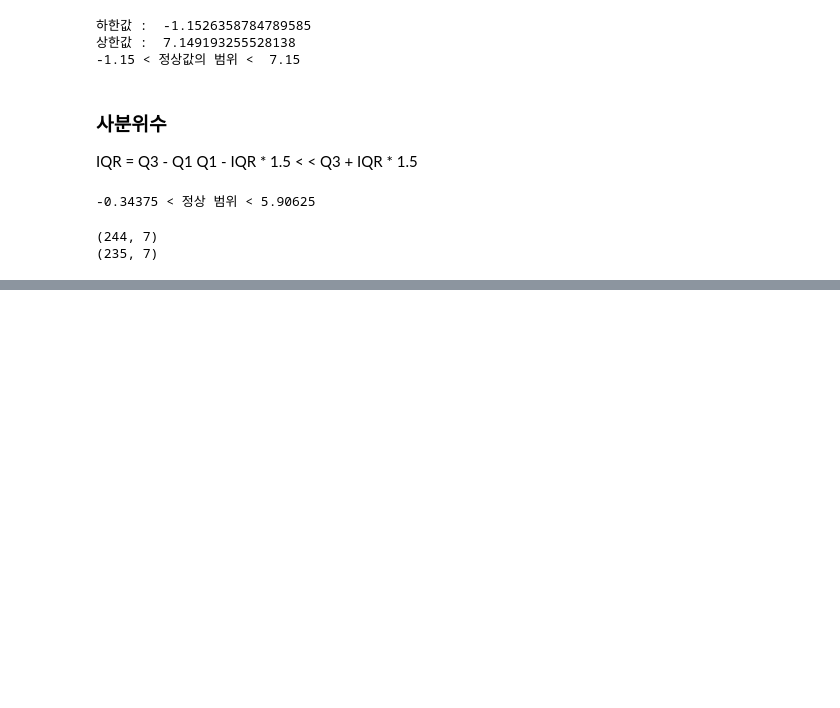
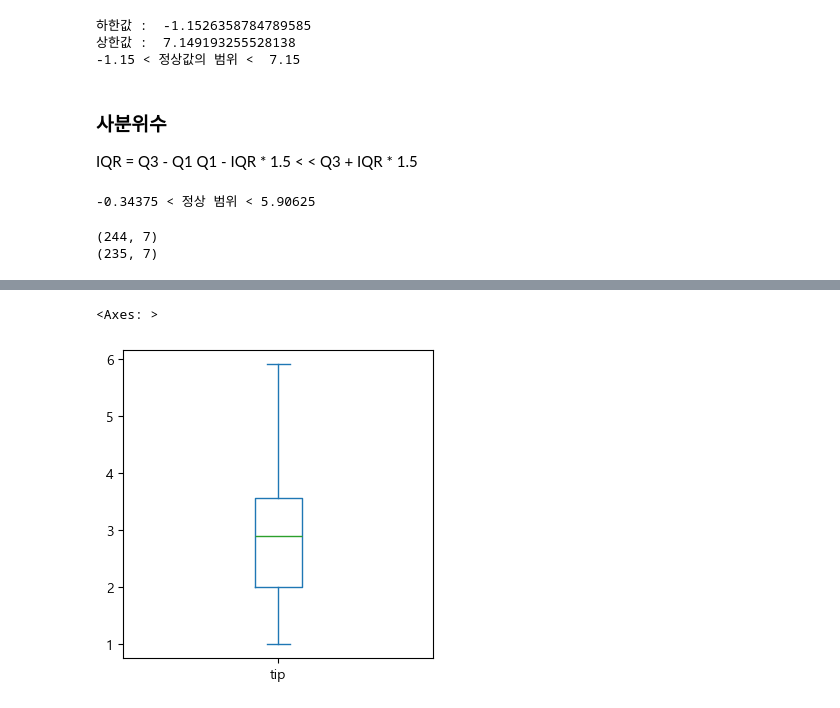
Before and after one commit to KIM-YONG-HA/PYTHON101, a Jupyter notebook: machineLearning/d250123_02_데이터전처리.ipynb, the cells around one changed output, grey strips where cells are left out. Cells and saved outputs as stored; diff of their text form; code cells hidden in the pictures; blank space fills up the shorter version.

```diff
--- a/machineLearning/d250123_02_데이터전처리.ipynb
+++ b/machineLearning/d250123_02_데이터전처리.ipynb
@@ -573,0 +590,2 @@ print(tips2.shape)
+# %%
+tips3 = df_tips.copy()
@@ -573,0 +598,10 @@ print(tips2.shape)
+# %%
+cond1 = tips3['tip'] > upper
+cond2 = tips3['tip'] < lower
+tips3.loc[cond1, 'tip'] = upper
+tips3.loc[cond2, 'tip'] = lower
+# %%
+tips3['tip'].plot.box()
+# %% [output]
+<Axes: >
+[figure, added]
```
Also changed, not shown: parts of 6 cells of this notebook.
